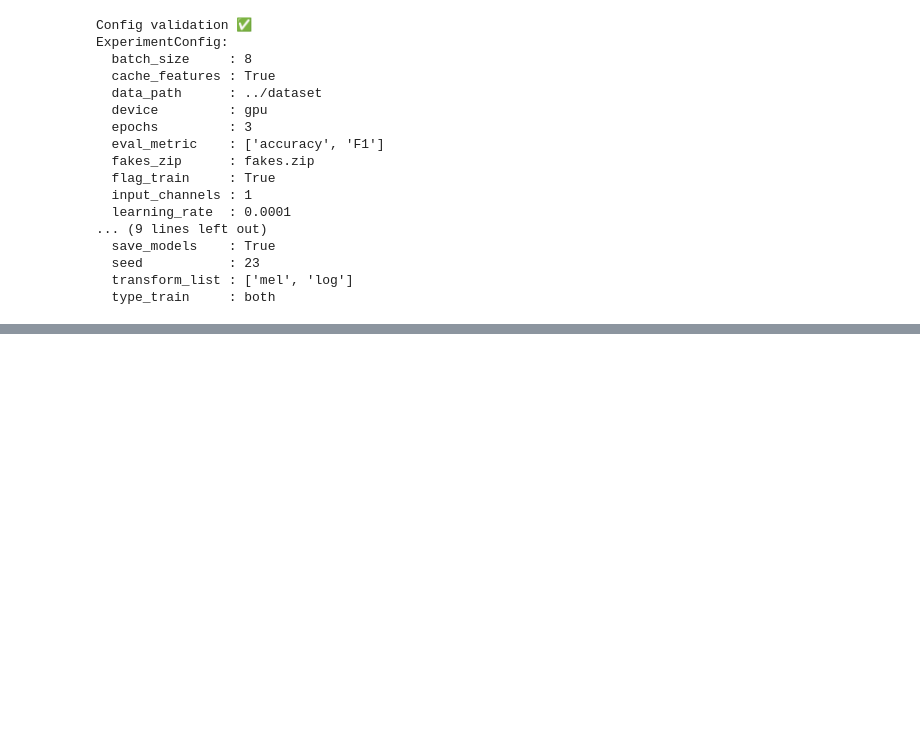
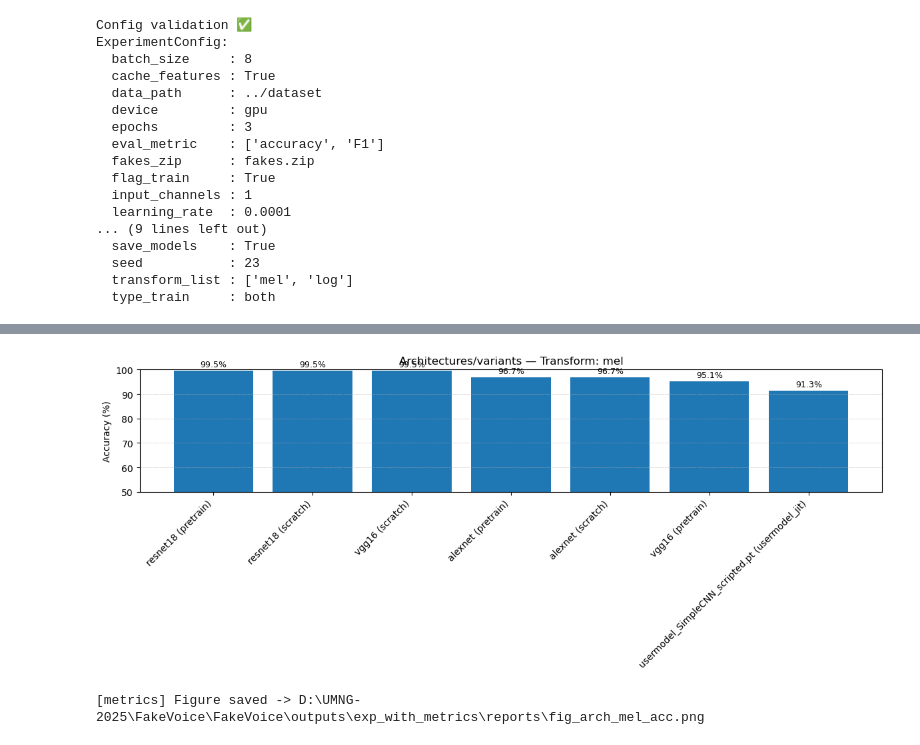
Before and after one commit to DEEP-CGPS/FakeVoiceFinder, a Jupyter notebook: notebooks/Example_basic_experiment.ipynb, the cells around one changed output, grey strips where cells are left out. Saved outputs shown, nothing was run; the diff lists cells and outputs as text; code cells hidden in the pictures; blank space fills up the shorter version.

Commit message:
update basic experiment

```diff
--- a/notebooks/Example_basic_experiment.ipynb
+++ b/notebooks/Example_basic_experiment.ipynb
@@ -27,7 +27,7 @@ from fakevoicefinder import ExperimentConfig, CreateExperiment, ModelLoader, Tra
 cfg = ExperimentConfig()
 
 # Nombre del experimento (carpeta bajo outputs/)
-cfg.run_name = "exp_bench_v1"
+cfg.run_name = "exp_with_metrics"
 
 # Ubicaciones (repo-relativas)
 cfg.data_path = "../dataset"   # donde están reals.zip y fakes.zip
@@ -176,0 +209,13 @@ Best checkpoints stored in: D:/UMNG-2025/FakeVoice/FakeVoice/outputs/exp_bench_v
+# %%
+from fakevoicefinder.config import ExperimentConfig
+from fakevoicefinder.experiment import CreateExperiment
+from fakevoicefinder.metrics import MetricsReporter
+
+EXP_NAME = "exp_with_metrics"  # tu experimento ya entrenado
+
+cfg = ExperimentConfig(); cfg.run_name = EXP_NAME
+exp = CreateExperiment(cfg, experiment_name=cfg.run_name)  # NO llames build()
+
+rep = MetricsReporter(exp)                   # toma reports/ del manifest
+df = rep.evaluate_all("metrics_summary.csv") # guarda CSV en outputs/<exp>/reports/
+df.head()
@@ -176,0 +230,7 @@ Best checkpoints stored in: D:/UMNG-2025/FakeVoice/FakeVoice/outputs/exp_bench_v
+# %%
+# Figuras (se guardan en 'reports/' al pasar out_name)
+rep.plot_architectures_for_transform(df, transform="mel", metric="accuracy",
+                                     y_min=50, y_max=100, out_name="fig_arch_mel_acc.png")
+# %% [output]
+[figure, added]
+[metrics] Figure saved -> D:\UMNG-2025\FakeVoice\FakeVoice\outputs\exp_with_metrics\reports\fig_arch_mel_acc.png
```
Also changed, not shown: parts of 8 cells of this notebook.
